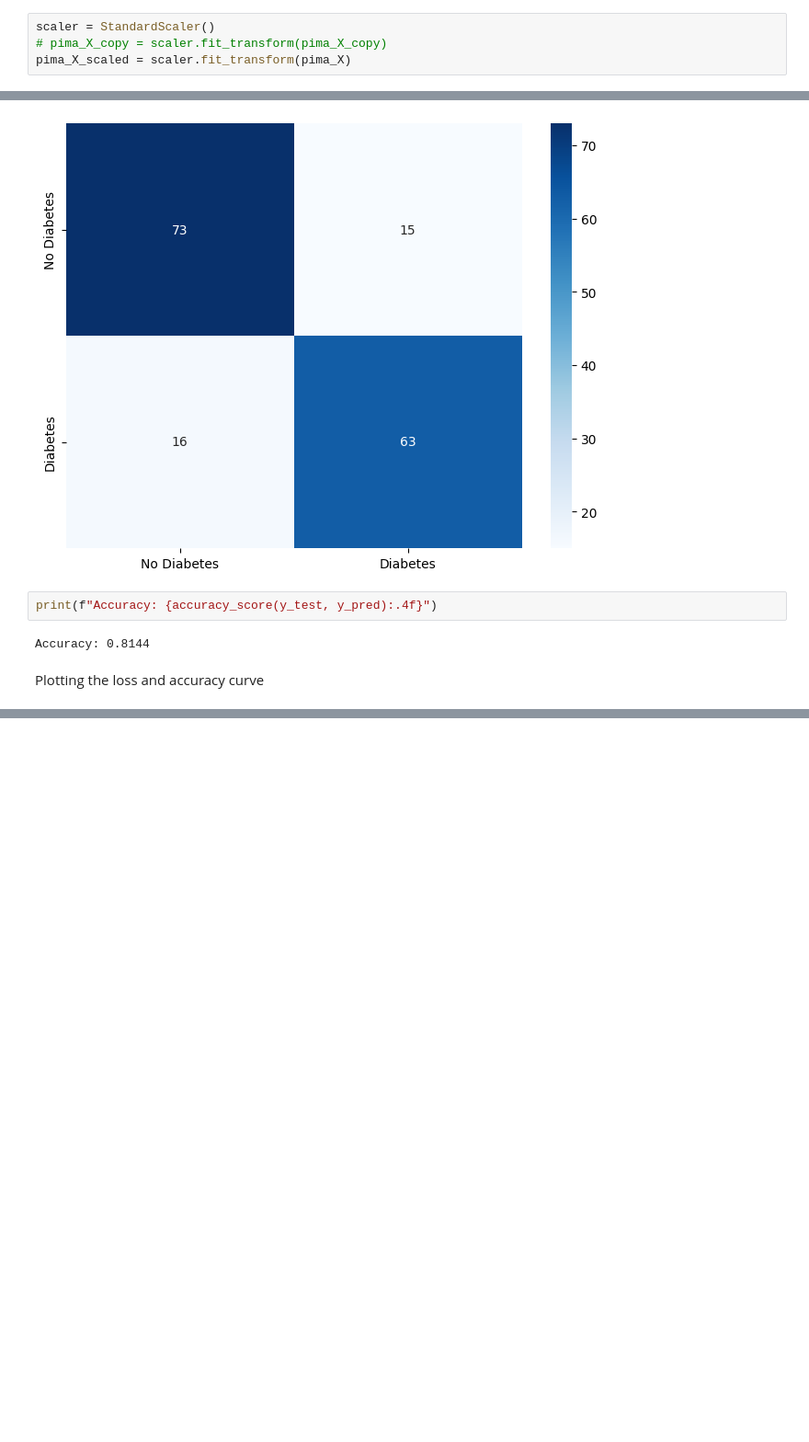
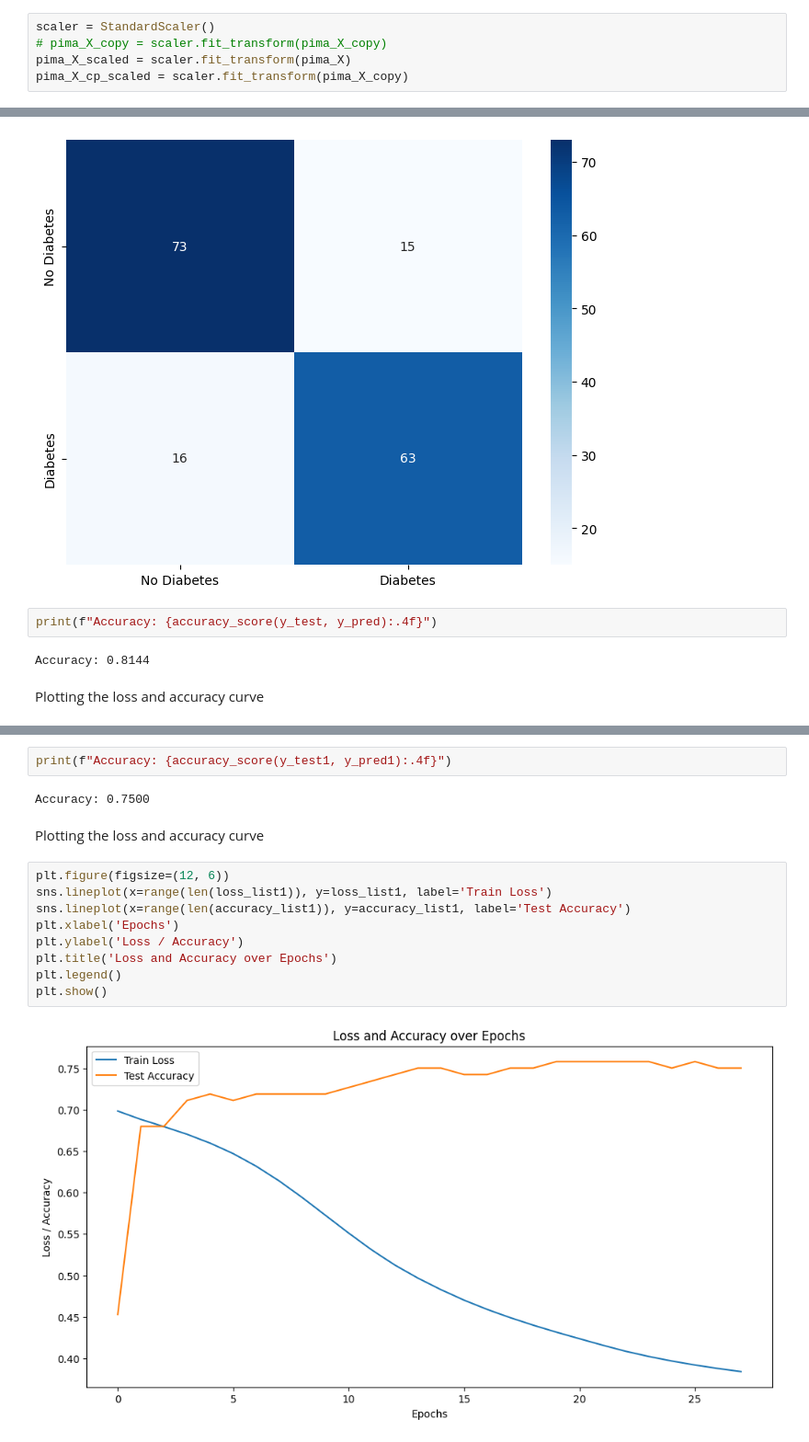
Before and after one commit to Hr15h1/Mini-Project-SemII, a Jupyter notebook: notebook_01.ipynb, the cells around one changed output, grey strips where cells are left out. Shown at 92% size. Cells and saved outputs as stored; diff of their text form; blank space fills up the shorter version.

```diff
--- a/notebook_01.ipynb
+++ b/notebook_01.ipynb
@@ -183,6 +206,7 @@ Scaling the dataset using standard scaler
 scaler = StandardScaler()
 # pima_X_copy = scaler.fit_transform(pima_X_copy)
 pima_X_scaled = scaler.fit_transform(pima_X)
+pima_X_cp_scaled = scaler.fit_transform(pima_X_copy)
 # %% [markdown]
 Dividing the dataset into train, test and validation set
 # %%
@@ -336,0 +467,17 @@ plt.show()
+# %%
+print(f"Accuracy: {accuracy_score(y_test1, y_pred1):.4f}")
+# %% [output]
+Accuracy: 0.7500
+# %% [markdown]
+Plotting the loss and accuracy curve
+# %%
+plt.figure(figsize=(12, 6))
+sns.lineplot(x=range(len(loss_list1)), y=loss_list1, label='Train Loss')
+sns.lineplot(x=range(len(accuracy_list1)), y=accuracy_list1, label='Test Accuracy')
+plt.xlabel('Epochs')
+plt.ylabel('Loss / Accuracy')
+plt.title('Loss and Accuracy over Epochs')
+plt.legend()
+plt.show()
+# %% [output]
+[figure, added]
```
Also changed, not shown: parts of 16 cells of this notebook.
